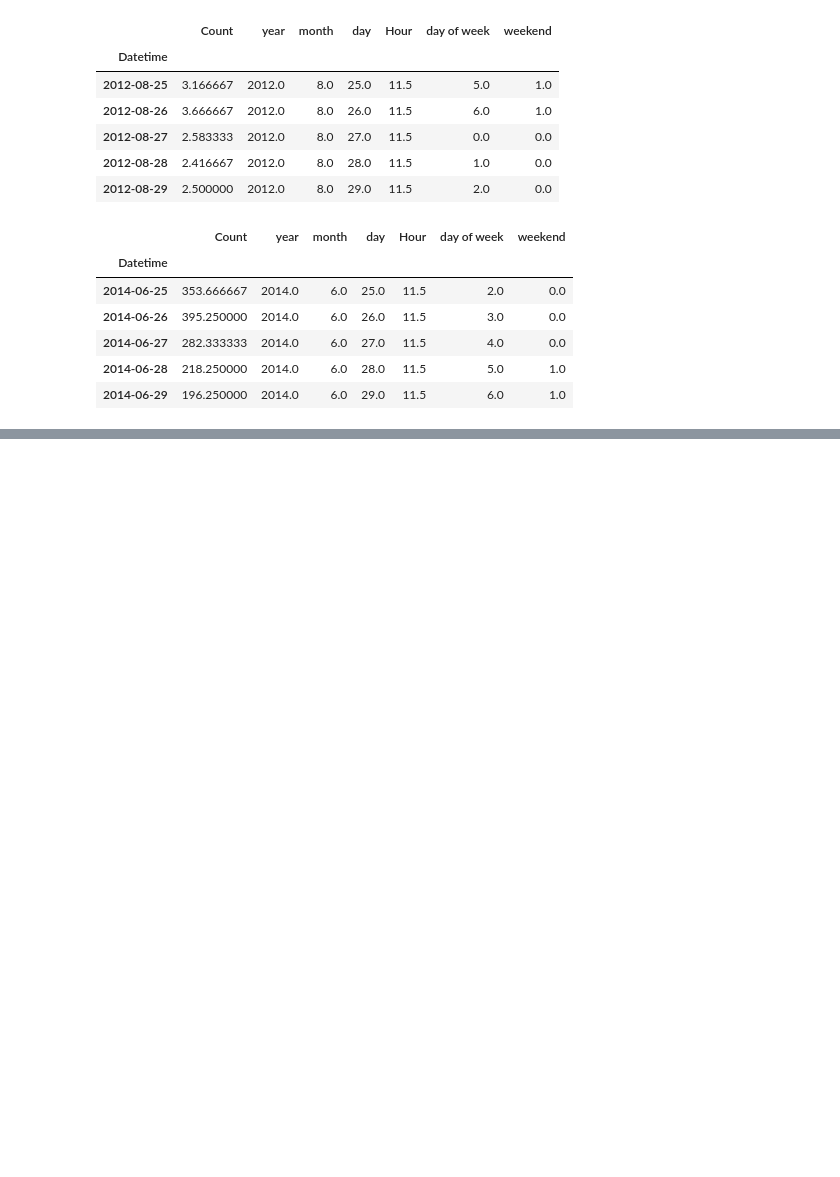
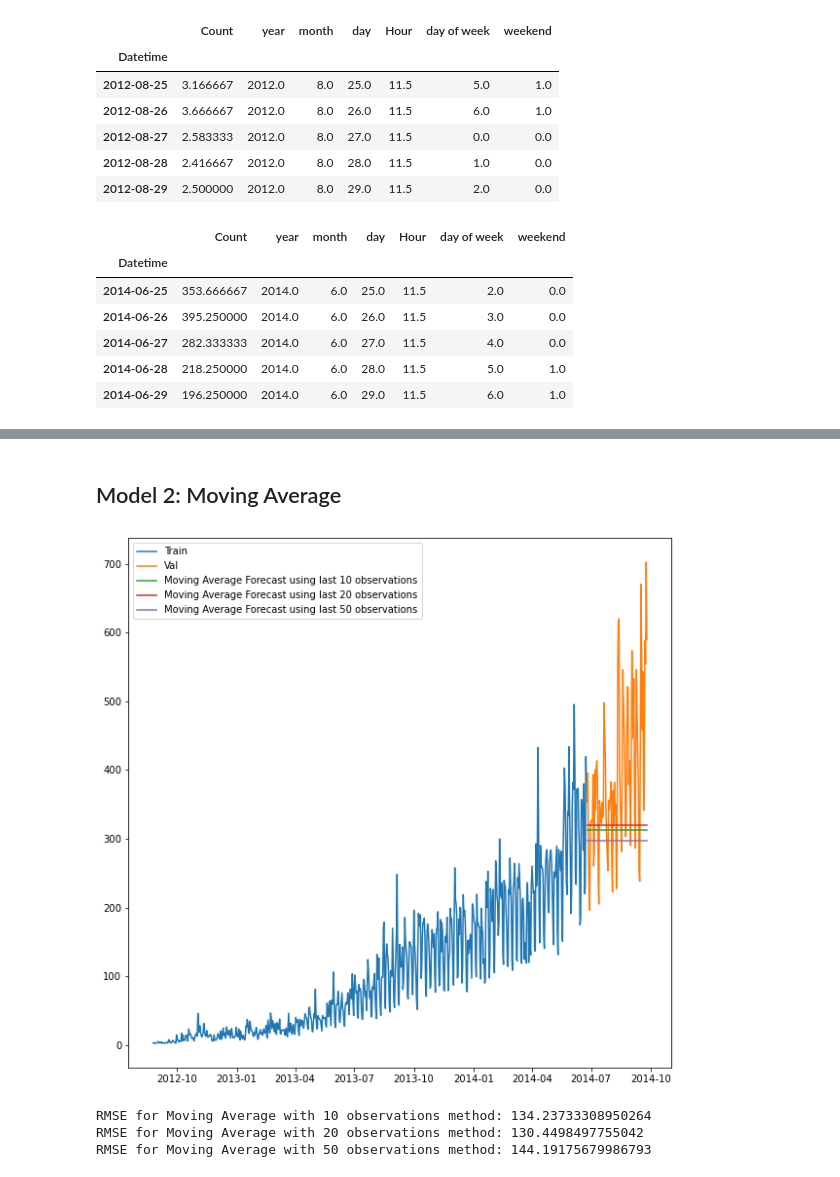
Before and after one commit to AnshuLodha007/Unicorn_Hackathon, a Jupyter notebook: Solution.ipynb, the cells around one changed output, grey strips where cells are left out. Cells and saved outputs as stored; diff of their text form; code cells hidden in the pictures; blank space fills up the shorter version.

```diff
--- a/Solution.ipynb
+++ b/Solution.ipynb
@@ -364,0 +423,26 @@ val.head()
+# %% [markdown]
+## Model 2: Moving Average
+# %%
+y_hat_avg = val.copy()
+y_hat_avg['moving_avg_forecast_10'] = Train['Count'].rolling(10).mean().iloc[-1] # Average of last 10 values
+y_hat_avg['moving_avg_forecast_20'] = Train['Count'].rolling(20).mean().iloc[-1] # Average of last 20 values
+y_hat_avg['moving_avg_forecast_50'] = Train['Count'].rolling(50).mean().iloc[-1] # Average of last 50 values
+
+plt.figure(figsize = (10, 10))
+plt.plot(Train['Count'], label = 'Train')
+plt.plot(val['Count'], label = 'Val')
+plt.plot(y_hat_avg['moving_avg_forecast_10'], label = 'Moving Average Forecast using last 10 observations')
+plt.plot(y_hat_avg['moving_avg_forecast_20'], label = 'Moving Average Forecast using last 20 observations')
+plt.plot(y_hat_avg['moving_avg_forecast_50'], label = 'Moving Average Forecast using last 50 observations')
+plt.legend(loc = 'best')
+plt.show()
+# %% [output]
+[figure, added]
+# %%
+print(f'RMSE for Moving Average with 10 observations method: {RMSE(np.asarray(val.Count), np.asarray(y_hat_avg.moving_avg_forecast_10))}')
+print(f'RMSE for Moving Average with 20 observations method: {RMSE(np.asarray(val.Count), np.asarray(y_hat_avg.moving_avg_forecast_20))}')
+print(f'RMSE for Moving Average with 50 observations method: {RMSE(np.asarray(val.Count), np.asarray(y_hat_avg.moving_avg_forecast_50))}')
+# %% [output]
+RMSE for Moving Average with 10 observations method: 134.23733308950264
+RMSE for Moving Average with 20 observations method: 130.4498497755042
+RMSE for Moving Average with 50 observations method: 144.19175679986793
```
Also changed, not shown: parts of 11 cells of this notebook.
